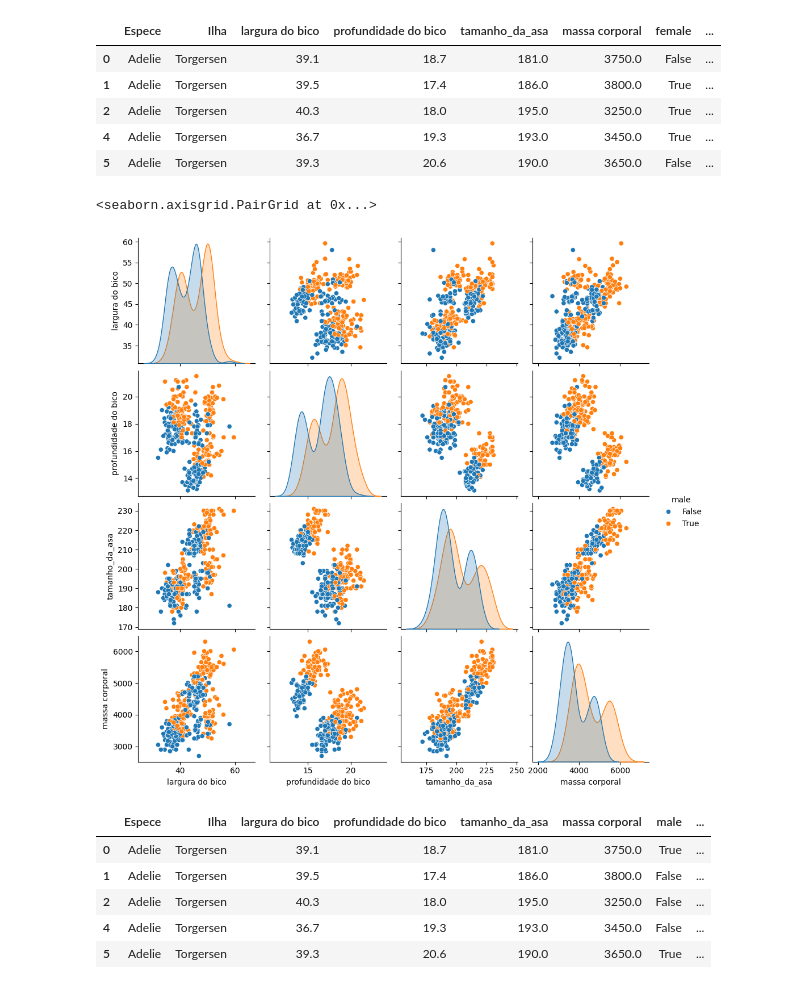
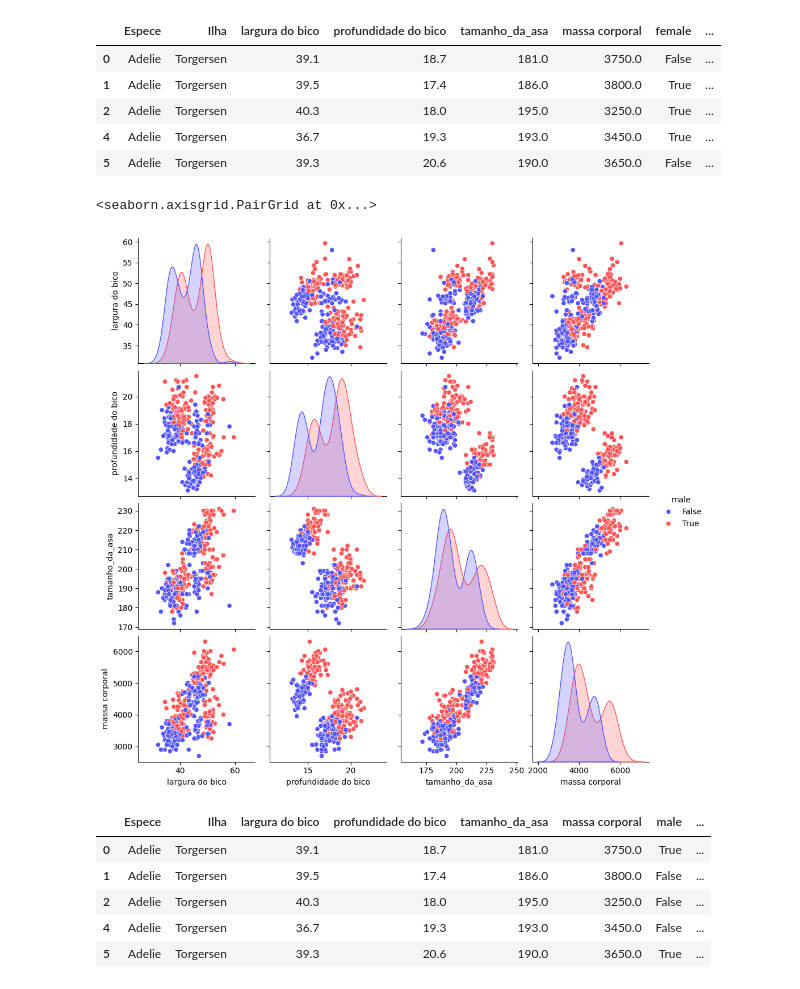
Before and after one commit to XaNd204/ML, a Jupyter notebook: Projeto ML - Pinguins.ipynb, the cells around one changed output. Drawn from its saved outputs; the diff is of its cells as text; code cells hidden in the pictures.

```diff
--- a/Projeto ML - Pinguins.ipynb
+++ b/Projeto ML - Pinguins.ipynb
@@ -206,10 +206,10 @@ pg.head()
 # %%
 pg.drop(['female'], axis= 1, inplace= True)
 # %%
-sns.pairplot(pg, hue='male')
+sns.pairplot(pg, hue='male', palette='seismic')
 # %% [output]
 <seaborn.axisgrid.PairGrid at 0x...>
-[figure, old version]
+[figure, new version]
 # %%
 pg['sexo_especie'] = pg.apply(lambda row: f"{'Macho' if row['male'] else 'Fêmea'} {row['Espece']}", axis=1)
 # %%
```
Also changed, not shown: parts of 4 cells of this notebook.
